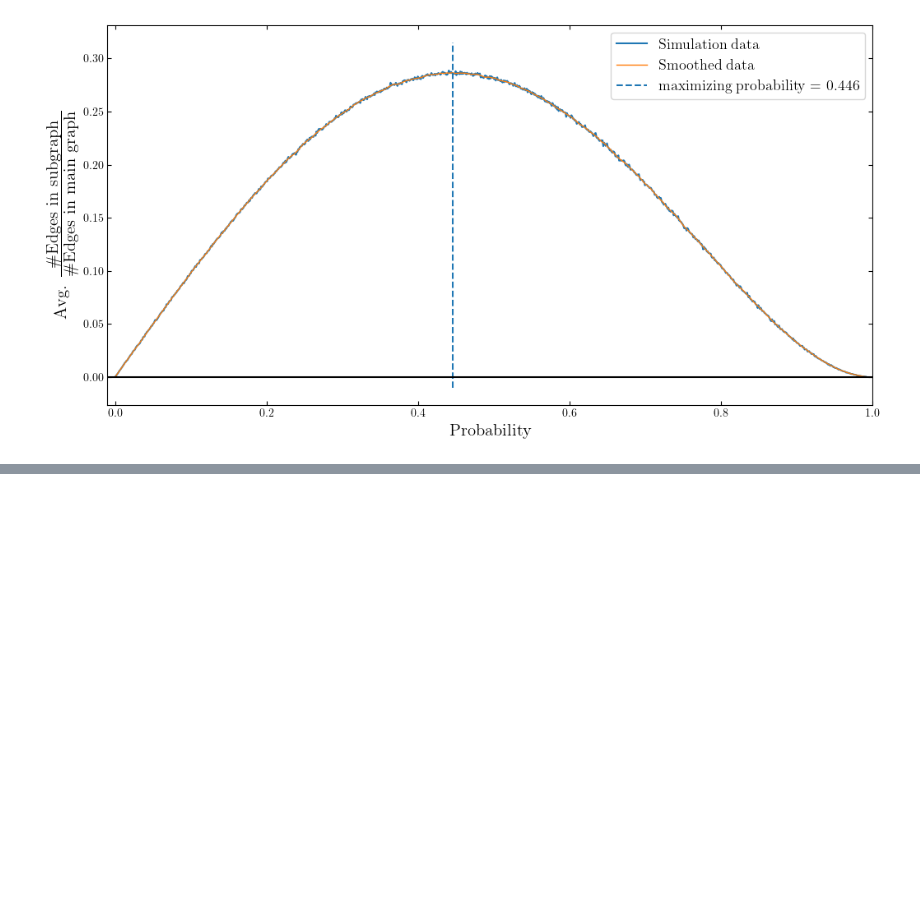
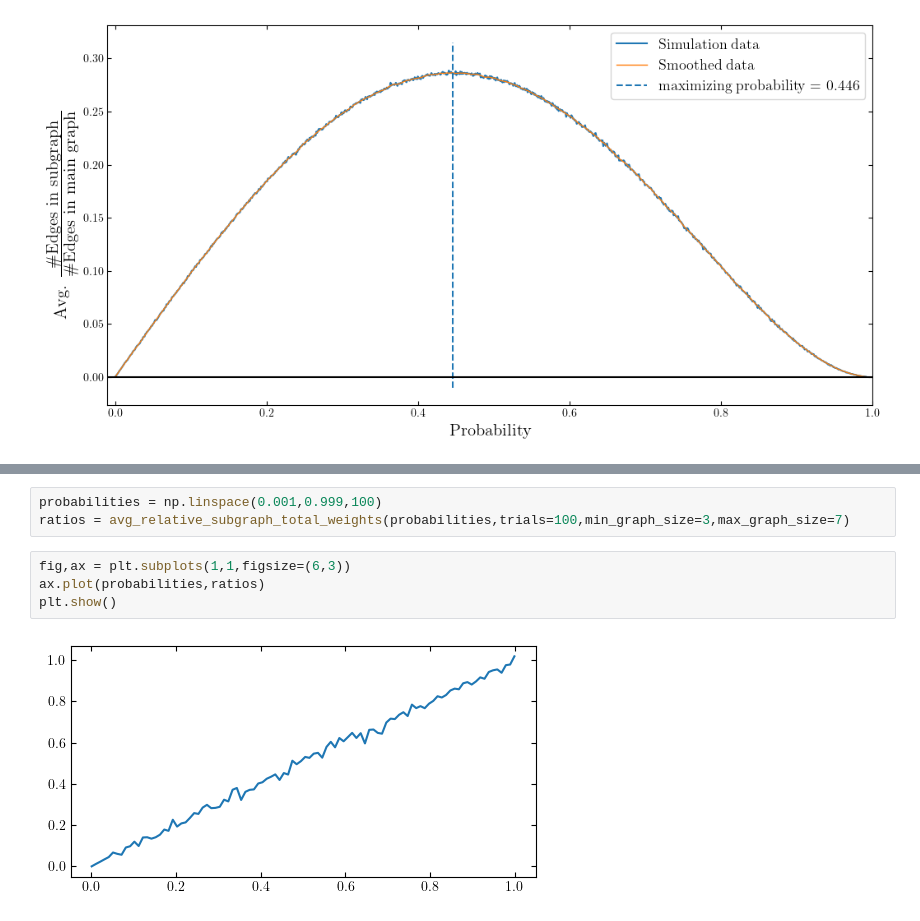
Before and after one commit to seba2390/RandomizedAlgorithms2023, a Jupyter notebook: Project 3/MaximumDegreeConstrainedSubgraphs.ipynb, the cells around one changed output, grey strips where cells are left out. Saved outputs shown, nothing was run; the diff lists cells and outputs as text; blank space fills up the shorter version.

```diff
--- a/Project 3/MaximumDegreeConstrainedSubgraphs.ipynb
+++ b/Project 3/MaximumDegreeConstrainedSubgraphs.ipynb
@@ -192,0 +406,9 @@ plt.show()
+# %%
+probabilities = np.linspace(0.001,0.999,100)
+ratios = avg_relative_subgraph_total_weights(probabilities,trials=100,min_graph_size=3,max_graph_size=7)
+# %%
+fig,ax = plt.subplots(1,1,figsize=(6,3))
+ax.plot(probabilities,ratios)
+plt.show()
+# %% [output]
+[figure, added]
```
Also changed, not shown: parts of 13 cells of this notebook, 1 other file.
